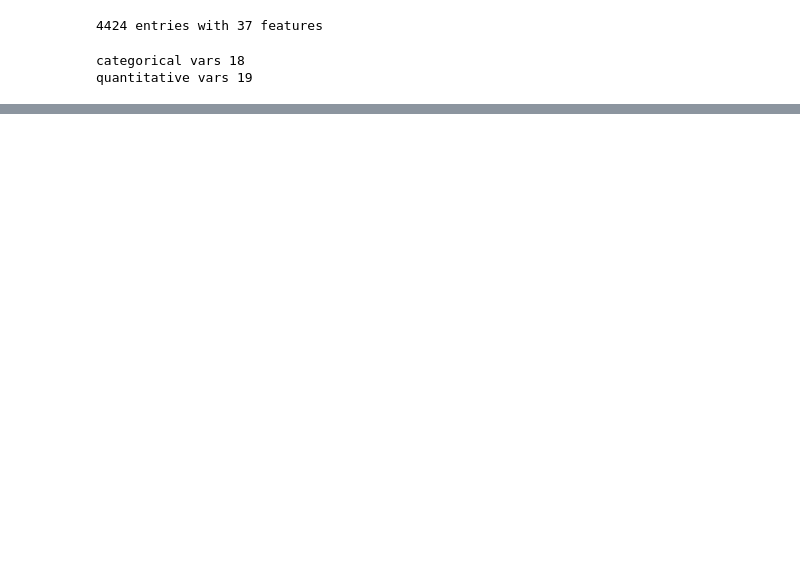
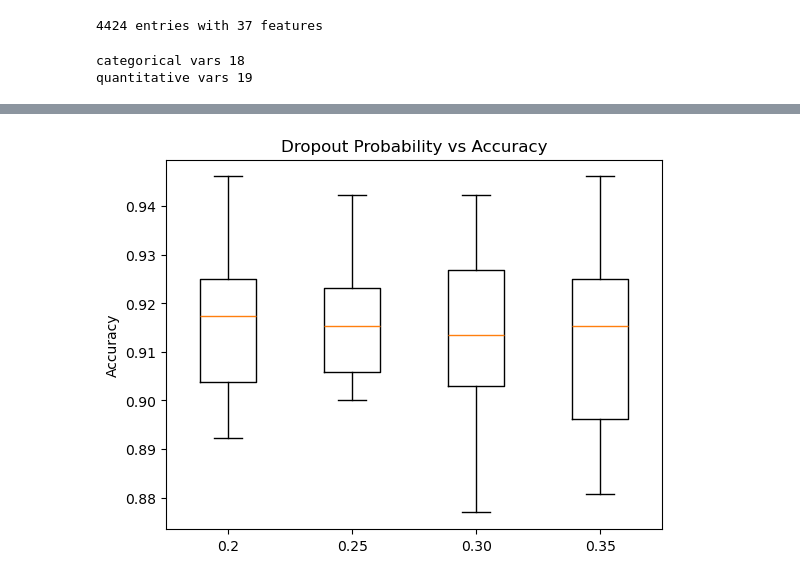
Before and after one commit to Abuynits/cs573_final_proj, a Jupyter notebook: ensemble_mlp.ipynb, the cells around one changed output, grey strips where cells are left out. Cells and saved outputs as stored; diff of their text form; code cells hidden in the pictures; blank space fills up the shorter version.

```diff
--- a/ensemble_mlp.ipynb
+++ b/ensemble_mlp.ipynb
@@ -338,0 +406,16 @@ Ensemble Accuracy: 0.8986
+# %%
+
+drop_20 = np.load('mlp_ensemble/feature_acc/49_0.2.npy')
+drop_25 = np.load('mlp_ensemble/feature_acc/49_0.25.npy')
+drop_30  = np.load('mlp_ensemble/feature_acc/49_0.3.npy')
+drop_35  = np.load('mlp_ensemble/feature_acc/49_0.35.npy')
+# %%
+fig, ax = plt.subplots()
+
+ax.set_title('Dropout Probability vs Accuracy')
+ax.boxplot([drop_20, drop_25, drop_30, drop_35], labels=['0.2', '0.25', '0.30', '0.35'])
+ax.set_ylabel('Accuracy')
+
+plt.show()
+# %% [output]
+[figure, added]
```
Also changed, not shown: parts of 8 cells of this notebook, 18 other files.
